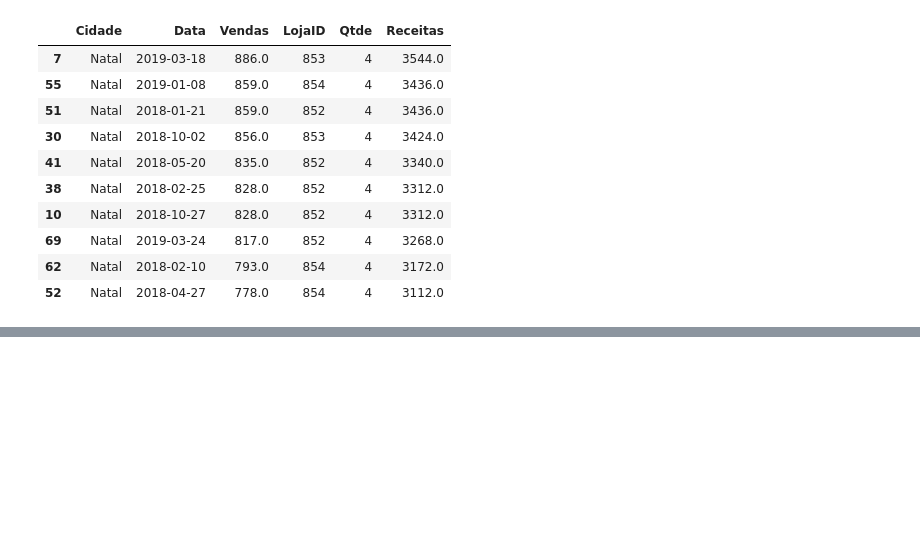
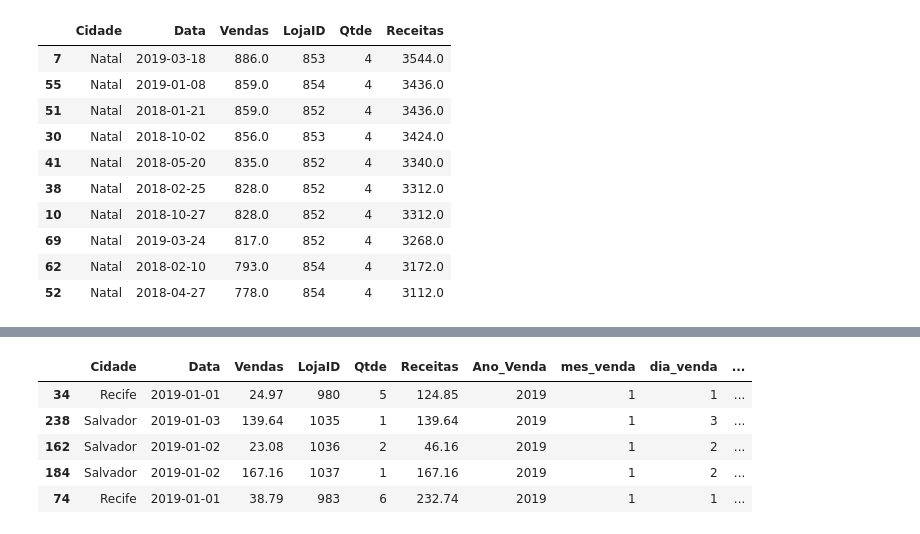
Before and after one commit to rodrigopcarvalho/comandos_python, a Jupyter notebook: trabalhando_com_excel.ipynb, the cells around one changed output, grey strips where cells are left out. Saved outputs shown, nothing was run; the diff lists cells and outputs as text; code cells hidden in the pictures; blank space fills up the shorter version.

```diff
--- a/trabalhando_com_excel.ipynb
+++ b/trabalhando_com_excel.ipynb
@@ -180,0 +183,4 @@ df.sort_values('Receitas', ascending = False).head(10)
+# %%
+# Transformando a coluna de Data em tipo inteiro
+
+df['Data'] = df['Data'].astype('int64')
@@ -180,0 +199,4 @@ df.sort_values('Receitas', ascending = False).head(10)
+# %%
+# Transformando a coluna de data em data.
+
+df['Data'] = pd.to_datetime(df['Data'])
@@ -180,0 +258,9 @@ df.sort_values('Receitas', ascending = False).head(10)
+# %%
+df.sample(5)
+# %% [output]
+|  | Cidade | Data | Vendas | LojaID | Qtde | Receitas | Ano_Venda | mes_venda | dia_venda | ... |
+| 34 | Recife | 2019-01-01 | 24.97 | 980 | 5 | 124.85 | 2019 | 1 | 1 | ... |
+| 238 | Salvador | 2019-01-03 | 139.64 | 1035 | 1 | 139.64 | 2019 | 1 | 3 | ... |
+| 162 | Salvador | 2019-01-02 | 23.08 | 1036 | 2 | 46.16 | 2019 | 1 | 2 | ... |
+| 184 | Salvador | 2019-01-02 | 167.16 | 1037 | 1 | 167.16 | 2019 | 1 | 2 | ... |
+| 74 | Recife | 2019-01-01 | 38.79 | 983 | 6 | 232.74 | 2019 | 1 | 1 | ... |
```
Also changed, not shown: parts of 16 cells of this notebook.
